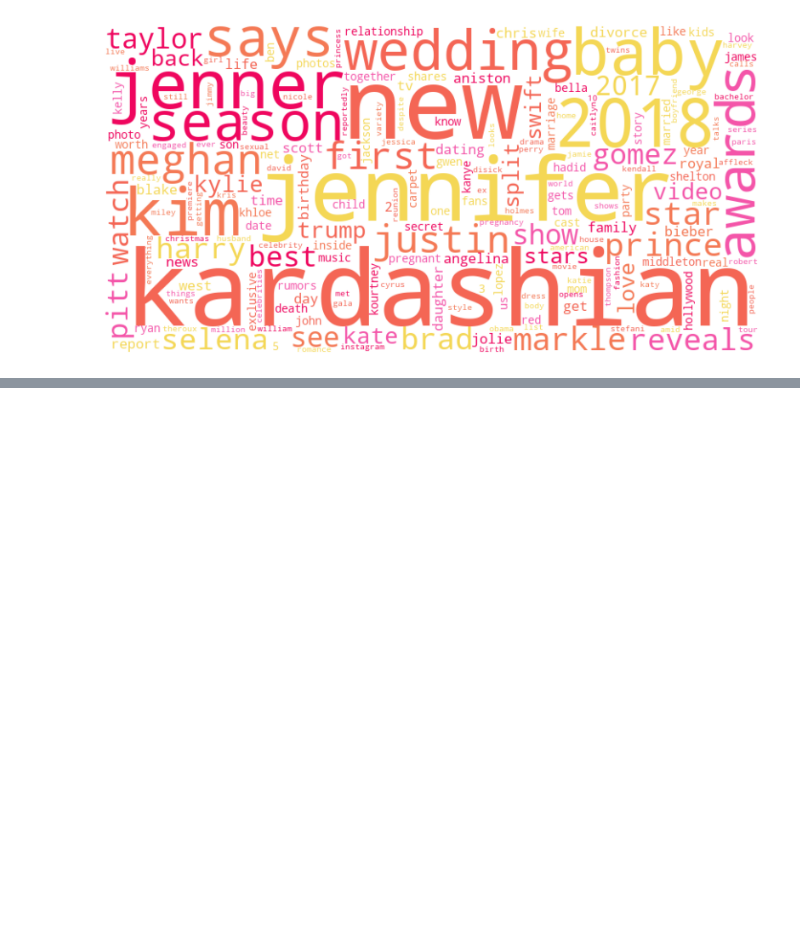
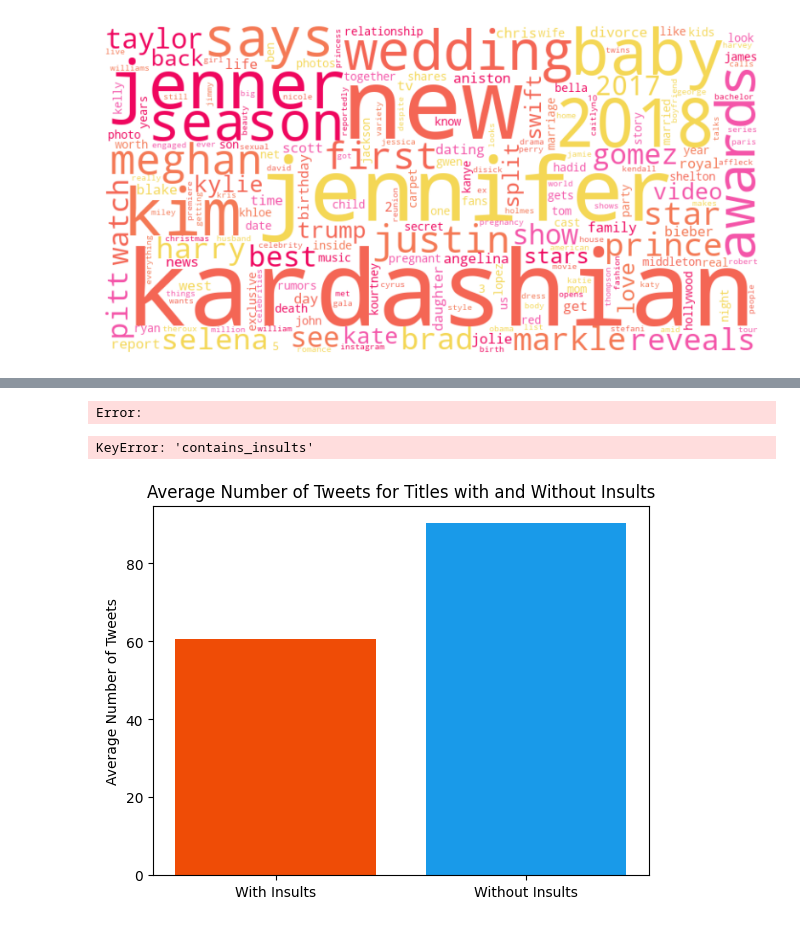
Before and after one commit to azkssd/DataVisualizationHomework3, a Jupyter notebook: TP.ipynb, the cells around one changed output, grey strips where cells are left out. Cells and saved outputs as stored; diff of their text form; code cells hidden in the pictures; blank space fills up the shorter version.

```diff
--- a/TP.ipynb
+++ b/TP.ipynb
@@ -385,0 +501,35 @@ says: 638
+# %%
+from better_profanity import profanity
+
+def detect_insults(title):
+    return profanity.contains_profanity(title)
+
+# Appliquer la fonction à chaque titre et créer une nouvelle colonne 'contains_insults'
+df_no_url['contains_insults'] = df_no_url['title'].apply(detect_insults)
+
+display(df_no_url.head(5))
+# %% [output]
+Error:
+# %%
+# Calculer la proportion de titres avec insultes
+proportion_with_insults = df_no_url['contains_insults'].mean()
+
+# Calculer la proportion de titres sans insultes
+proportion_without_insults = 1 - proportion_with_insults
+
+# Créer un graphique en camembert (pie chart) montrant la proportion de titres avec insultes
+plt.pie([proportion_with_insults, proportion_without_insults], labels=['With Insults', 'Without Insults'], colors=['#EF4C06', '#199AE9'], autopct='%1.1f%%')
+plt.title('Proportion of Titles with Insults')
+plt.show()
+# %% [output]
+KeyError: 'contains_insults'
+# %%
+mean_tweets_with_insults = df_no_url[df_no_url['contains_insults']]['tweet_num'].mean()
+mean_tweets_without_insults = df_no_url[~df_no_url['contains_insults']]['tweet_num'].mean()
+
+plt.bar(['With Insults', 'Without Insults'], [mean_tweets_with_insults, mean_tweets_without_insults], color=['#EF4C06', '#199AE9'])
+plt.ylabel('Average Number of Tweets')
+plt.title('Average Number of Tweets for Titles with and Without Insults')
+plt.show()
+# %% [output]
+[figure, added]
```
Also changed, not shown: parts of 14 cells of this notebook.
